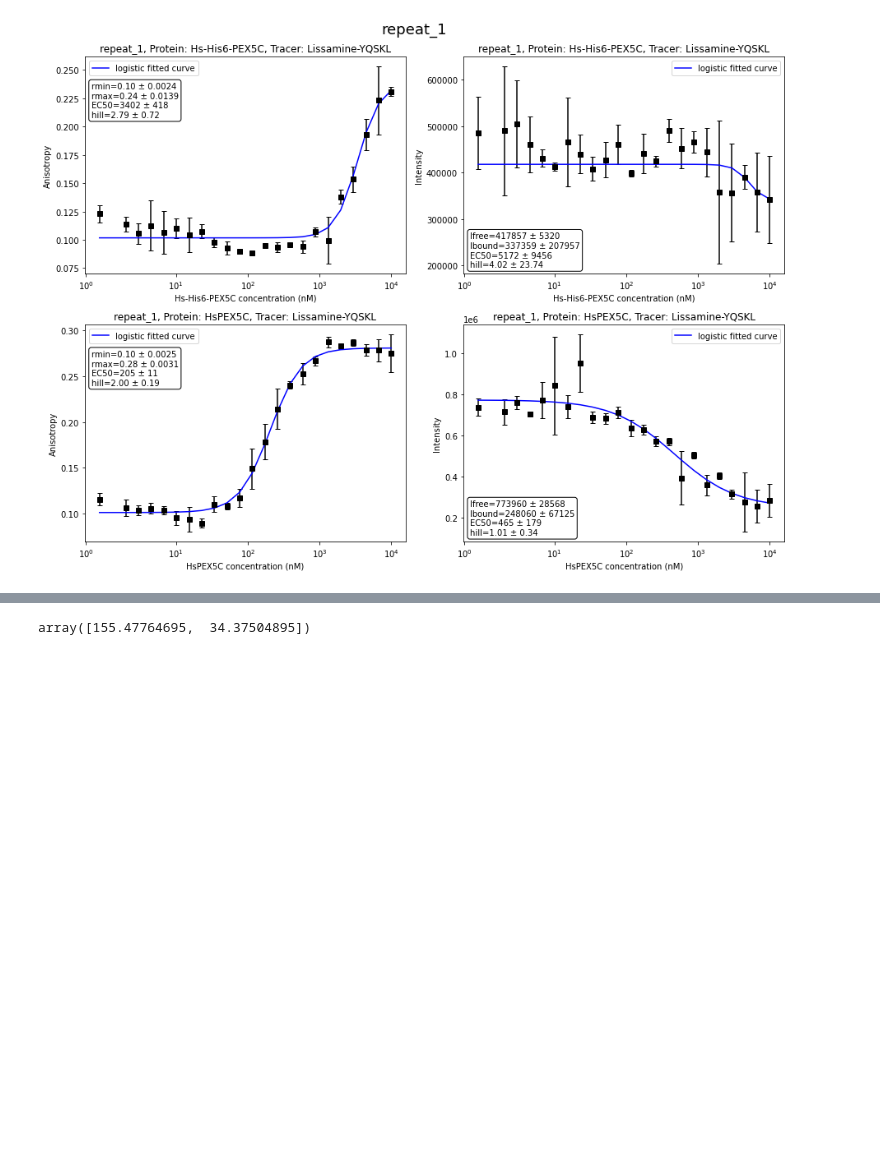
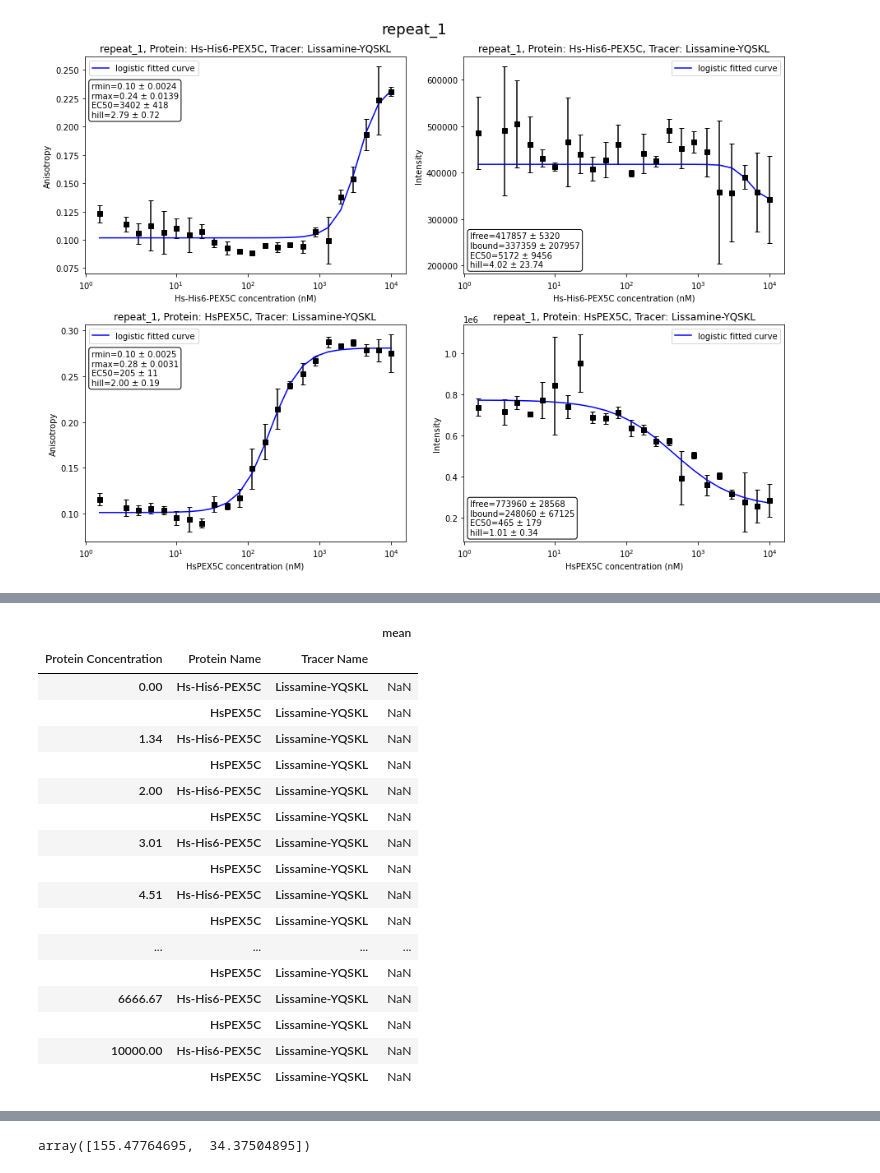
Before and after one commit to mariuszlas/Fluorescence-Anisotropy-Analysis-Development, a Jupyter notebook: fluorescenceanisotropy/fluores_anisotropy.ipynb, the cells around one changed output, grey strips where cells are left out. Cells and saved outputs as stored; diff of their text form; code cells hidden in the pictures; blank space fills up the shorter version.

```diff
--- a/fluorescenceanisotropy/fluores_anisotropy.ipynb
+++ b/fluorescenceanisotropy/fluores_anisotropy.ipynb
@@ -1058,0 +1119,21 @@ my_data1.calc_amountbound()
+# %%
+obj.std()
+# %% [output]
+|  |  |  | mean |
+| Protein Concentration | Protein Name | Tracer Name |  |
+| 0.00 | Hs-His6-PEX5C | Lissamine-YQSKL | NaN |
+|  | HsPEX5C | Lissamine-YQSKL | NaN |
+| 1.34 | Hs-His6-PEX5C | Lissamine-YQSKL | NaN |
+|  | HsPEX5C | Lissamine-YQSKL | NaN |
+| 2.00 | Hs-His6-PEX5C | Lissamine-YQSKL | NaN |
+|  | HsPEX5C | Lissamine-YQSKL | NaN |
+| 3.01 | Hs-His6-PEX5C | Lissamine-YQSKL | NaN |
+|  | HsPEX5C | Lissamine-YQSKL | NaN |
+| 4.51 | Hs-His6-PEX5C | Lissamine-YQSKL | NaN |
+|  | HsPEX5C | Lissamine-YQSKL | NaN |
+| ... | ... | ... | ... |
+|  | HsPEX5C | Lissamine-YQSKL | NaN |
+| 6666.67 | Hs-His6-PEX5C | Lissamine-YQSKL | NaN |
+|  | HsPEX5C | Lissamine-YQSKL | NaN |
+| 10000.00 | Hs-His6-PEX5C | Lissamine-YQSKL | NaN |
+|  | HsPEX5C | Lissamine-YQSKL | NaN |
```
Also changed, not shown: parts of 21 cells of this notebook.
